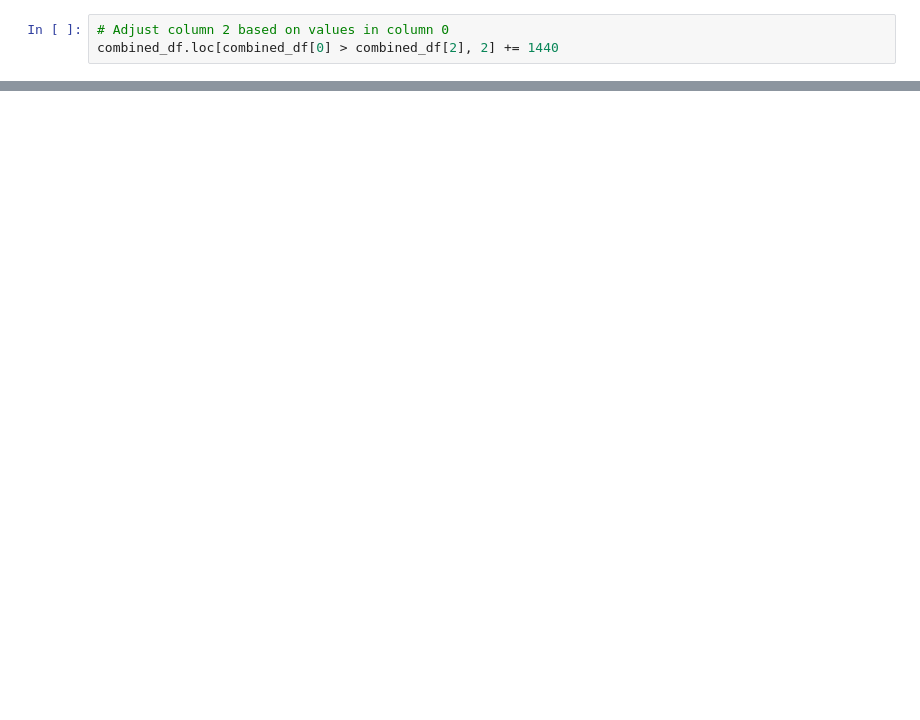
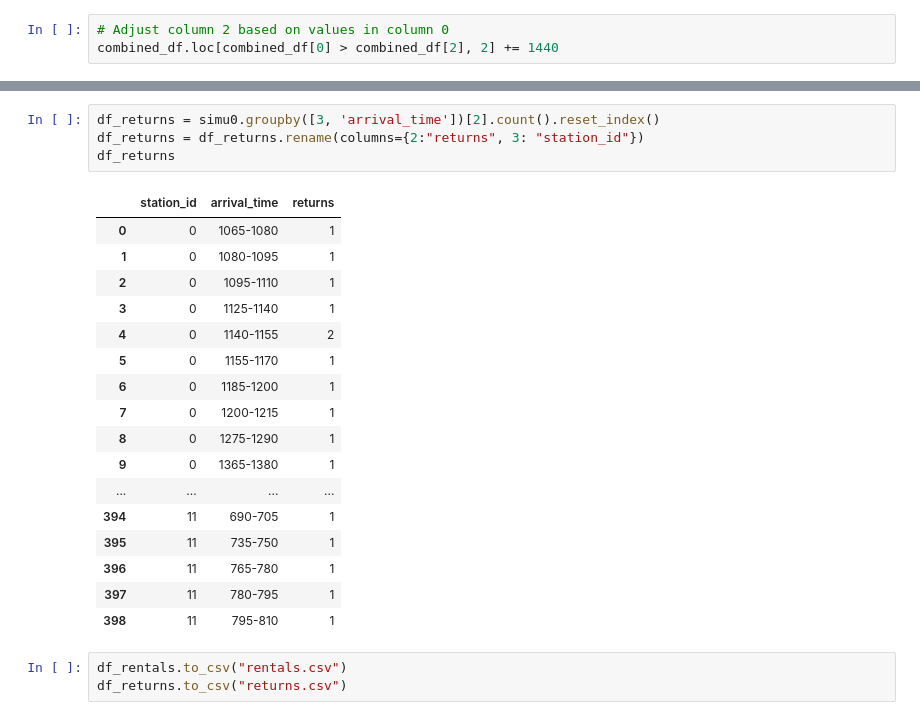
Before and after one commit to clyman23/urban-opt-final, a Jupyter notebook: input_data_bikes_urban_opt.ipynb, the cells around one changed output, grey strips where cells are left out. Saved outputs shown, nothing was run; the diff lists cells and outputs as text; blank space fills up the shorter version.

```diff
--- a/input_data_bikes_urban_opt.ipynb
+++ b/input_data_bikes_urban_opt.ipynb
@@ -303,0 +279,25 @@ combined_df[(combined_df['day']==0) & (combined_df[2] < combined_df[0])]
+# %%
+df_returns = simu0.groupby([3, 'arrival_time'])[2].count().reset_index()
+df_returns = df_returns.rename(columns={2:"returns", 3: "station_id"})
+df_returns
+# %% [output]
+|  | station_id | arrival_time | returns |
+| 0 | 0 | 1065-1080 | 1 |
+| 1 | 0 | 1080-1095 | 1 |
+| 2 | 0 | 1095-1110 | 1 |
+| 3 | 0 | 1125-1140 | 1 |
+| 4 | 0 | 1140-1155 | 2 |
+| 5 | 0 | 1155-1170 | 1 |
+| 6 | 0 | 1185-1200 | 1 |
+| 7 | 0 | 1200-1215 | 1 |
+| 8 | 0 | 1275-1290 | 1 |
+| 9 | 0 | 1365-1380 | 1 |
+| ... | ... | ... | ... |
+| 394 | 11 | 690-705 | 1 |
+| 395 | 11 | 735-750 | 1 |
+| 396 | 11 | 765-780 | 1 |
+| 397 | 11 | 780-795 | 1 |
+| 398 | 11 | 795-810 | 1 |
+# %%
+df_rentals.to_csv("rentals.csv")
+df_returns.to_csv("returns.csv")
```
Also changed, not shown: parts of 17 cells of this notebook.
